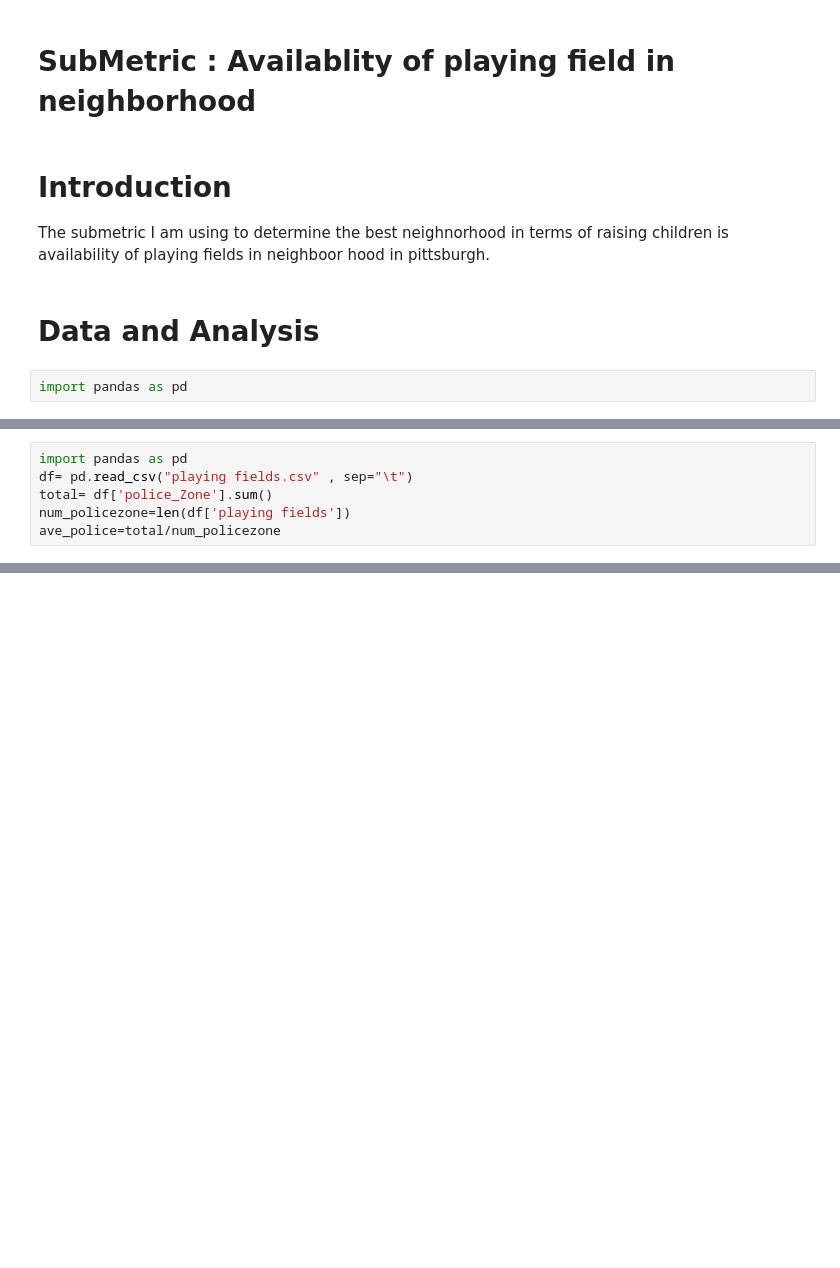
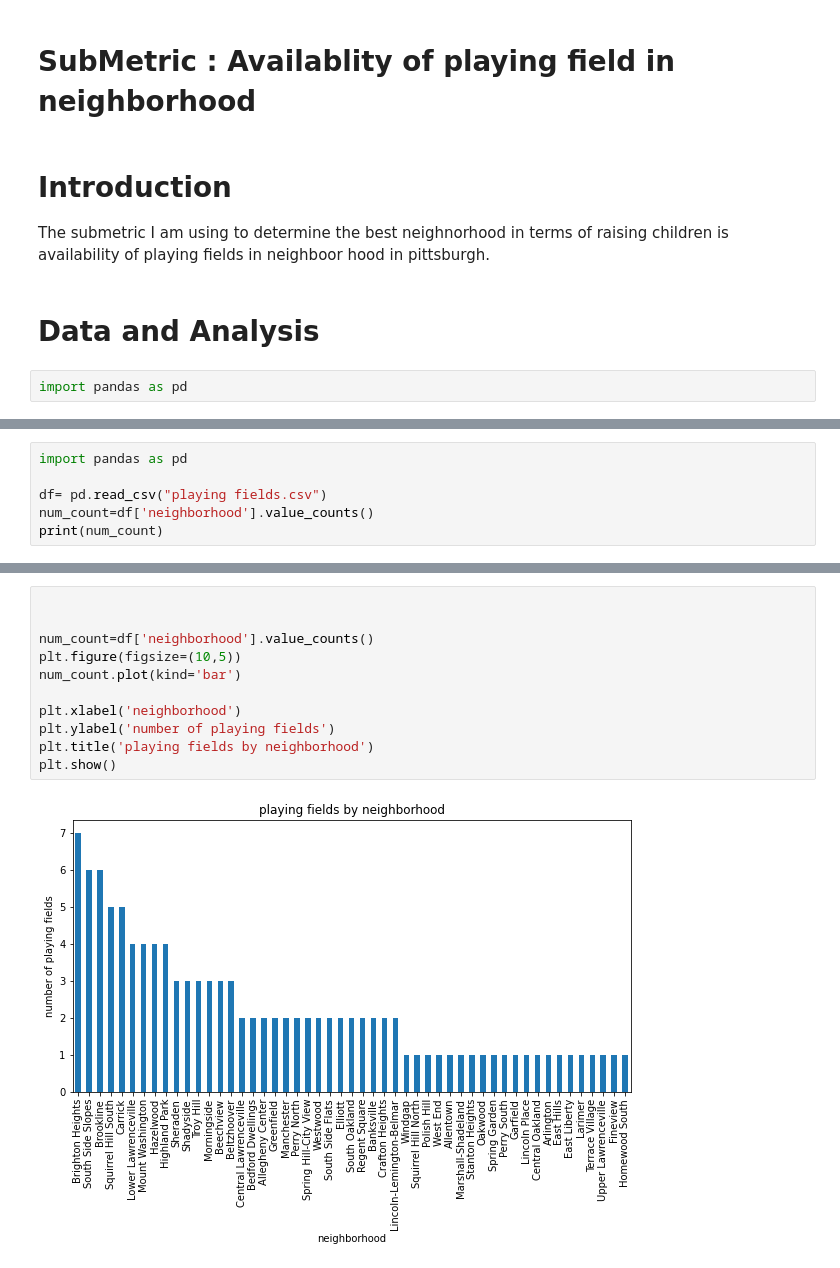
Before and after one commit to camickey7113/CMPINF-0010-Final-Project, a Jupyter notebook: smg200.ipynb, the cells around one changed output, grey strips where cells are left out. Cells and saved outputs as stored; diff of their text form; blank space fills up the shorter version.

```diff
--- a/smg200.ipynb
+++ b/smg200.ipynb
@@ -22,7 +42,7 @@ df.head(5)
 # %%
 import pandas as pd
-df= pd.read_csv("playing fields.csv" , sep="\t")
-total= df['police_Zone'].sum()
-num_policezone=len(df['playing fields'])
-ave_police=total/num_policezone
+
+df= pd.read_csv("playing fields.csv")
+num_count=df['neighborhood'].value_counts()
+print(num_count)
 # %% [output]
@@ -29,0 +66,13 @@ KeyError: 'police_Zone'
+# %%
+
+
+num_count=df['neighborhood'].value_counts()
+plt.figure(figsize=(10,5))
+num_count.plot(kind='bar')
+
+plt.xlabel('neighborhood')
+plt.ylabel('number of playing fields')
+plt.title('playing fields by neighborhood')
+plt.show()
+# %% [output]
+[figure, added]
```
Also changed, not shown: parts of 8 cells of this notebook.
